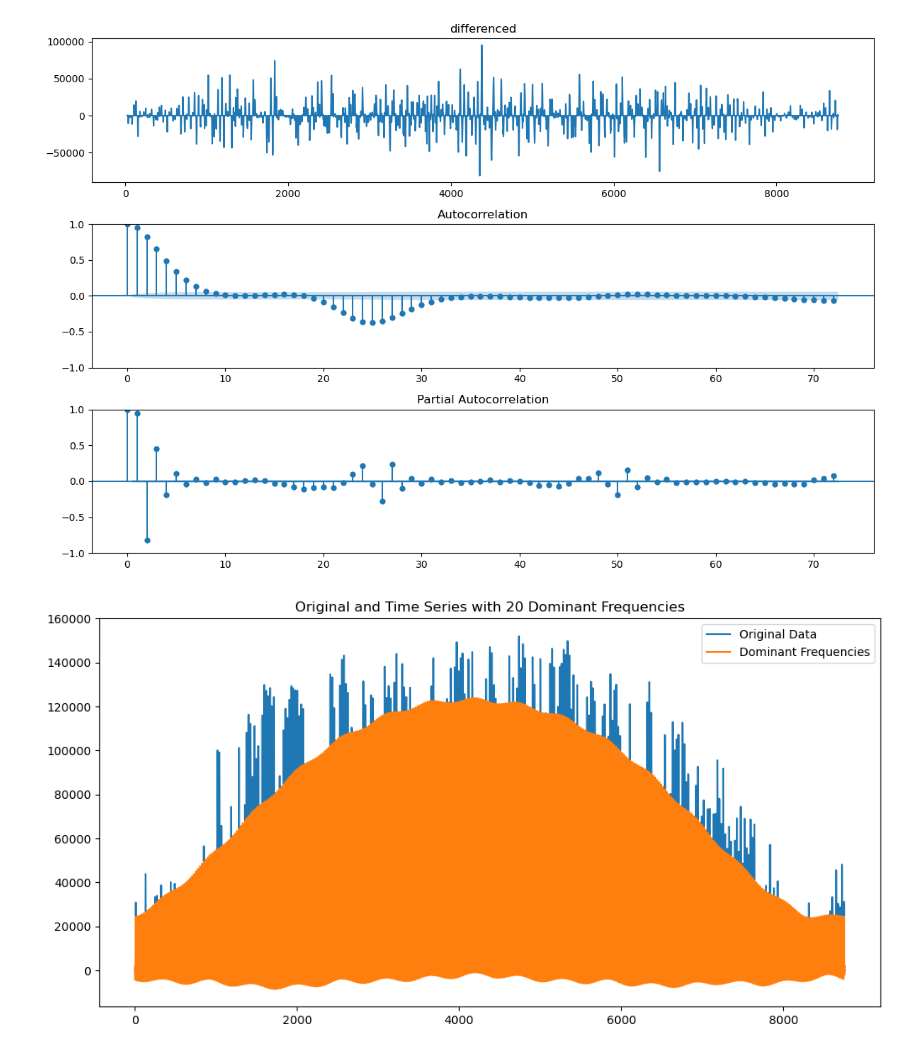
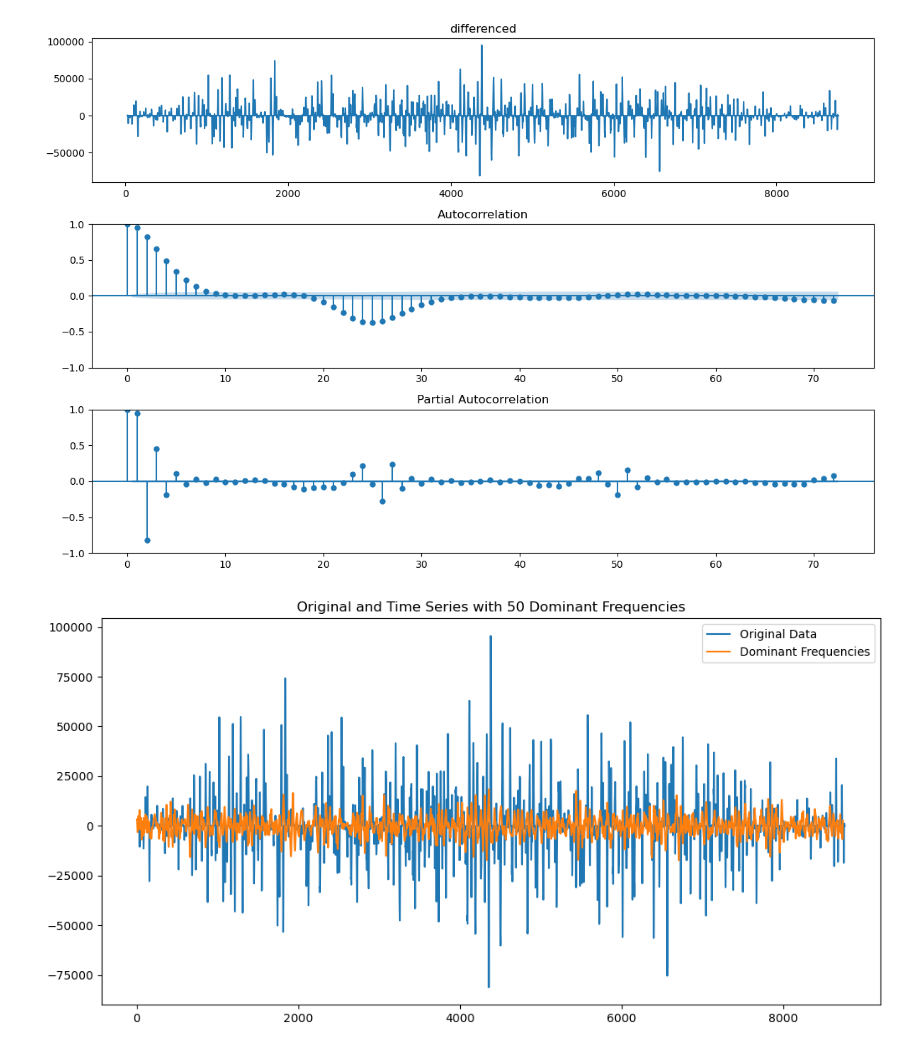
Before and after one commit to hikotei/2023_11_18-SE-Europe-Data_Challenge, a Jupyter notebook: 2023_11_20 data analysis.ipynb, the cells around one changed output. Cells and saved outputs as stored; diff of their text form; code cells hidden in the pictures.

```diff
--- a/2023_11_20 data analysis.ipynb
+++ b/2023_11_20 data analysis.ipynb
@@ -20,5 +20,7 @@ os.chdir(main_cwd)
 
 os.chdir('./data')
 df_main = pd.read_csv('processed_data.csv')
+df_main.set_index('timestamp', inplace=True)
+df_main.index = pd.to_datetime(df_main.index)
 df_main.columns
 # %% [output]
@@ -326,32 +468,32 @@ for idx, data in enumerate(data_list) :
 [figure]
 [figure]
 # %%
-data = df_main['DE_B16_MAW']
+data = df_main['DE_B16_MAW'].diff(periods=24).dropna()
 
 # Calculate the FFT
 fft_result = np.fft.fft(data)
 n = len(data)
 frequencies = np.fft.fftfreq(n)
 
 # Find the indices of the frequencies with the highest amplitude
-num_peaks = 20
+num_peaks = 50
 indices_of_peaks = np.argsort(np.abs(fft_result))[::-1][:num_peaks]  # Set num_peaks to the desired number of dominant frequencies
 
 # Extract the frequencies and corresponding amplitudes
 dominant_frequencies = frequencies[indices_of_peaks]
 dominant_amplitudes = np.abs(fft_result[indices_of_peaks])
 
 # Inverse FFT to get the time series corresponding to the dominant frequencies
 filtered_fft_result = np.zeros_like(fft_result)
 filtered_fft_result[indices_of_peaks] = fft_result[indices_of_peaks]
 filtered_data = np.fft.ifft(filtered_fft_result).real
 
 # Plot the original and filtered time series
 plt.figure(figsize=(12, 6))
 plt.plot(data, label='Original Data')
 plt.plot(filtered_data, label='Dominant Frequencies')
 plt.title(f'Original and Time Series with {num_peaks} Dominant Frequencies')
 plt.legend()
 plt.show()
 # %% [output]
-[figure, old version]
+[figure, new version]
```
Also changed, not shown: parts of 14 cells of this notebook.
